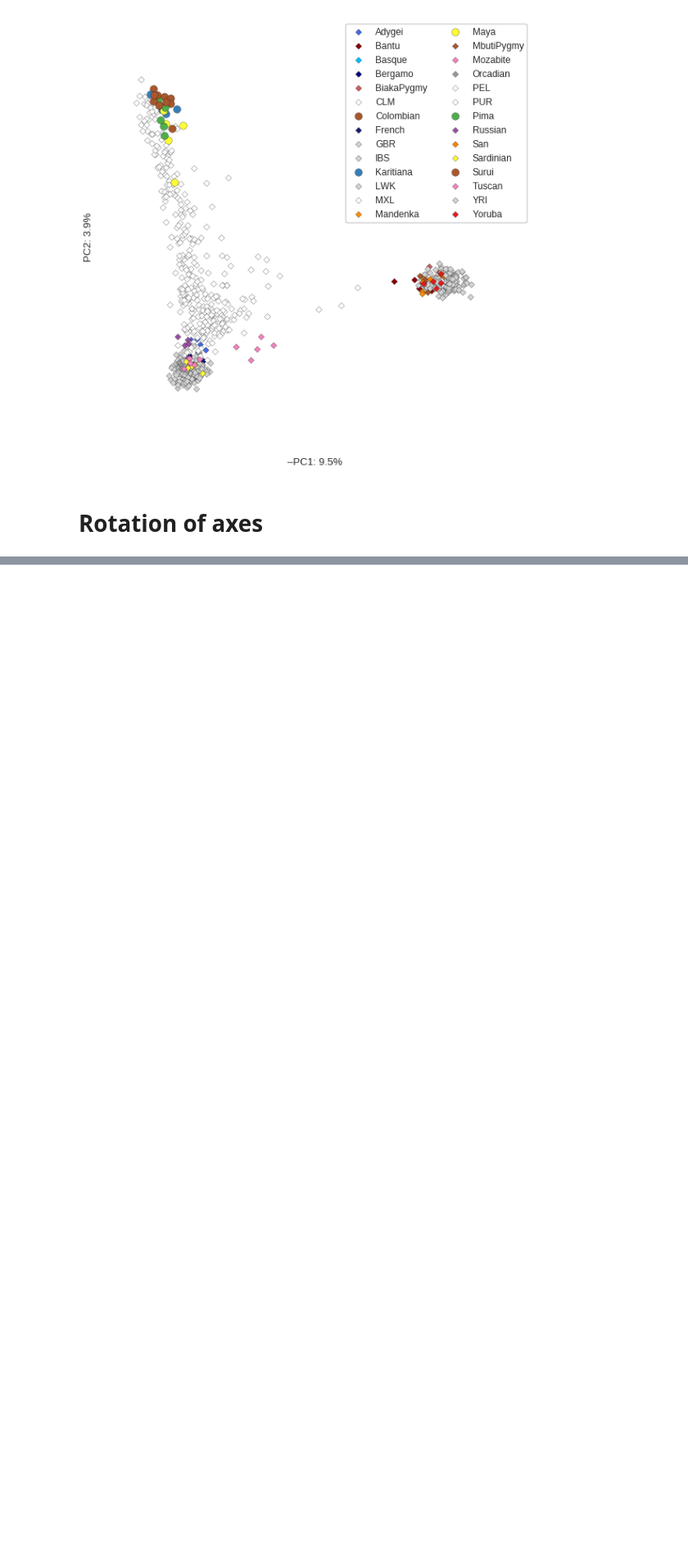
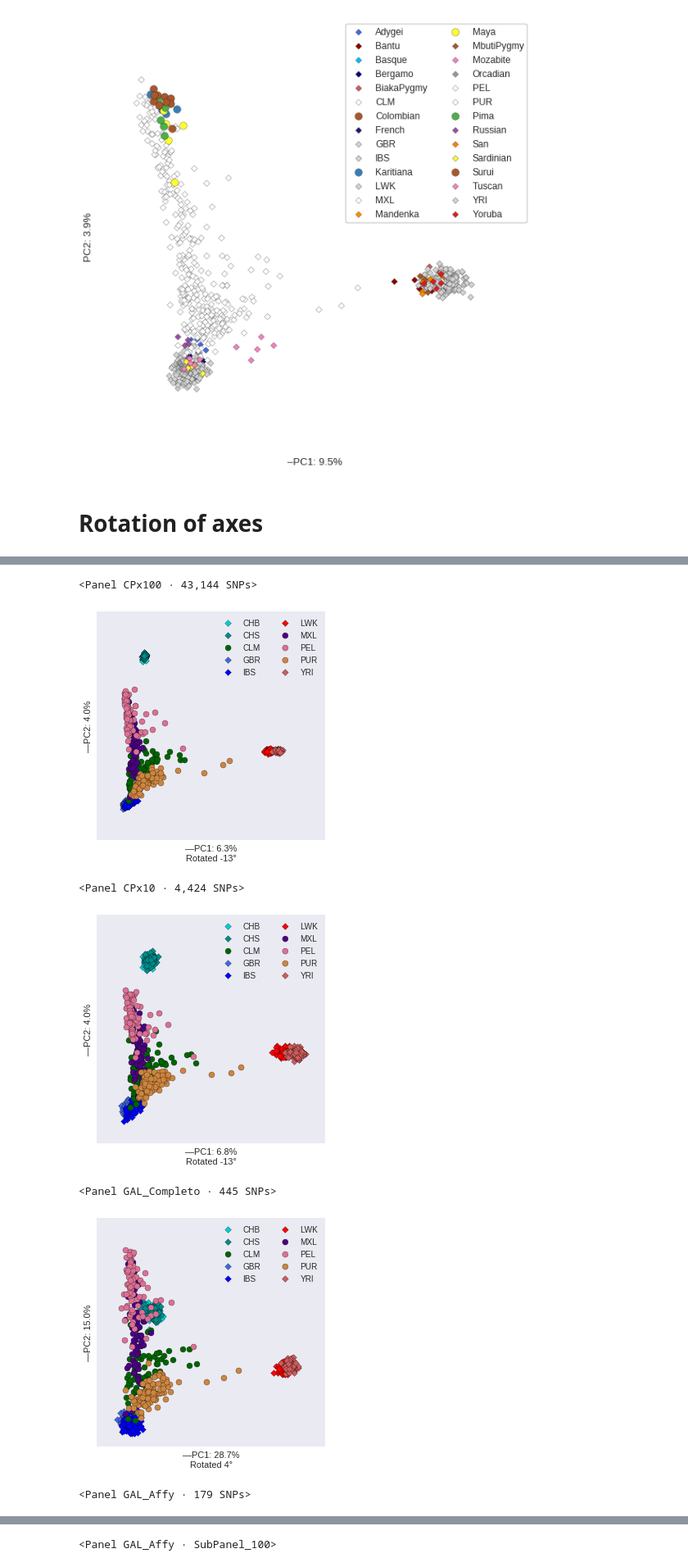
Before and after one commit to jmberros/ancestrator, a Jupyter notebook: PCA.ipynb, the cells around one changed output, grey strips where cells are left out. Shown at 82% size. Cells and saved outputs as stored; diff of their text form; code cells hidden in the pictures; blank space fills up the shorter version.

```diff
--- a/PCA.ipynb
+++ b/PCA.ipynb
@@ -223,0 +237,24 @@ NameError: name 'args' is not defined
+# %%
+sns.set_style('darkgrid')
+
+panel_labels = ['CPx100', 'CPx10', 'GAL_Completo', 'GAL_Affy',
+                '100_SNPs_from_GAL_Affy', '50_SNPs_from_GAL_Affy',
+                '25_SNPs_from_GAL_Affy', '20_SNPs_from_GAL_Affy',
+                '15_SNPs_from_GAL_Affy']
+
+for panel_label in panel_labels:
+    dataset = Dataset('1000Genomes', 'LEAC', panel_label)
+    print(dataset.panel)
+    pca = dataset.pca()
+
+    ax = pca.plot(rotate=True)
+    ax.legend(ncol=2)
+    plt.show()
+# %% [output]
+<Panel CPx100 · 43,144 SNPs>
+[figure, added]
+<Panel CPx10 · 4,424 SNPs>
+[figure, added]
+<Panel GAL_Completo · 445 SNPs>
+[figure, added]
+<Panel GAL_Affy · 179 SNPs>
@@ -223,0 +262 @@ NameError: name 'args' is not defined
+<Panel GAL_Affy · SubPanel_100>
```
Also changed, not shown: parts of 3 cells of this notebook, 7 other files.
